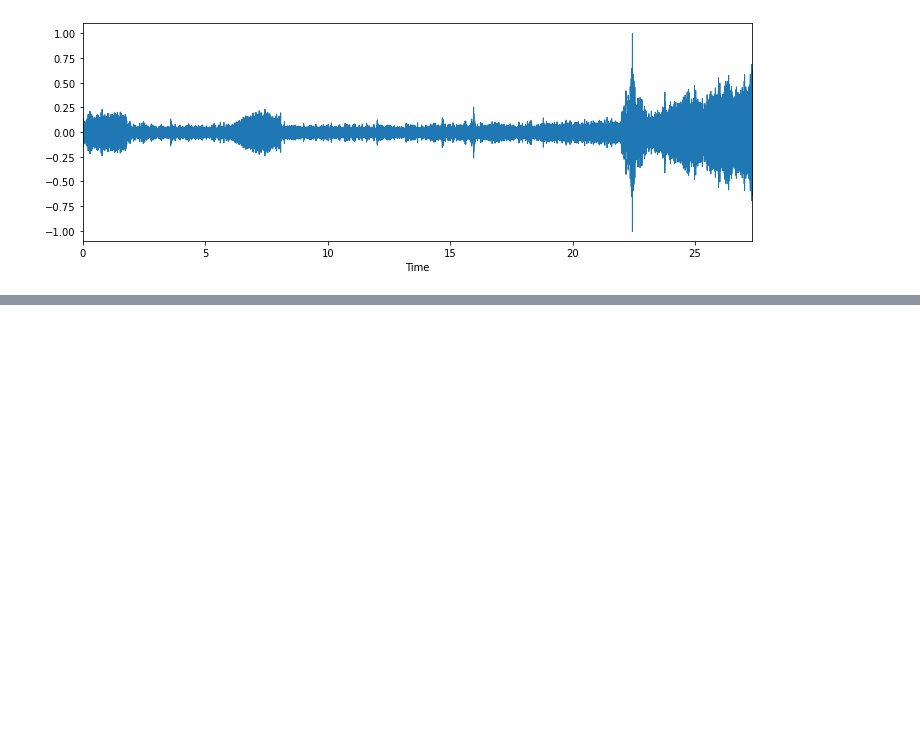
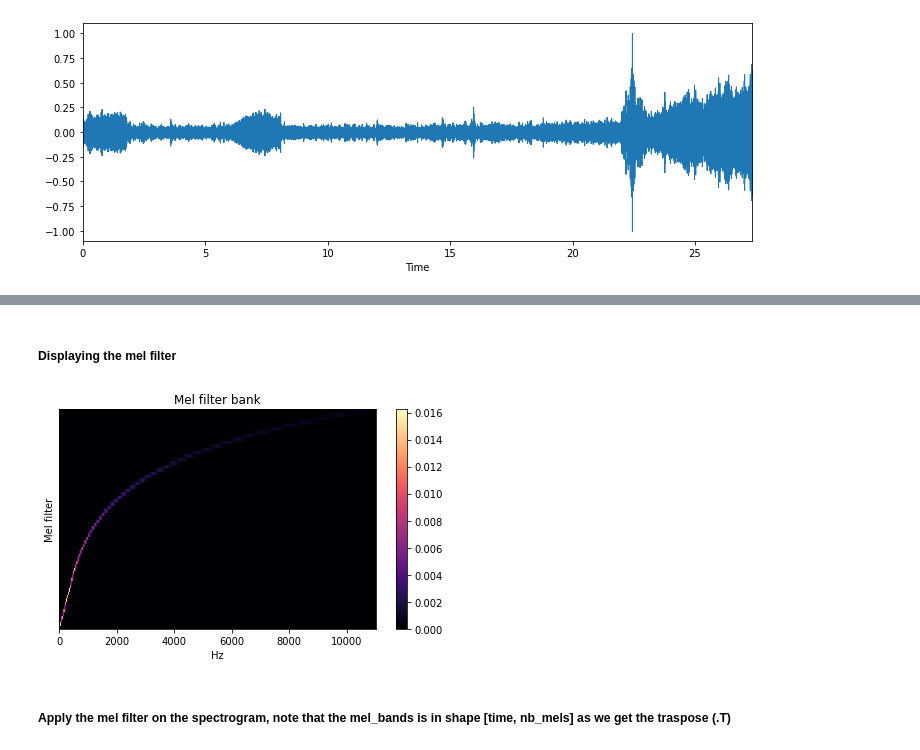
Before and after one commit to DK-Nguyen/audio-captioning-sub-sampling, a Jupyter notebook: notebooks/demo-audio-cap.ipynb, the cells around one changed output, grey strips where cells are left out. Saved outputs shown, nothing was run; the diff lists cells and outputs as text; code cells hidden in the pictures; blank space fills up the shorter version.

```diff
--- a/notebooks/demo-audio-cap.ipynb
+++ b/notebooks/demo-audio-cap.ipynb
@@ -239,0 +266,7 @@ plt.show()
+# %%
+from librosa.filters import mel
+mel_basis = mel(sr=sr, n_fft=nb_fft, n_mels=nb_mels,
+                fmin=f_min, fmax=f_max,
+                htk=htk, norm=norm)
+print(mel_basis.shape)
+mel_basis
@@ -239,0 +288,14 @@ plt.show()
+# %% [markdown]
+##### Displaying the mel filter
+# %%
+plt.figure()
+specshow(mel_basis, x_axis='linear')
+plt.ylabel('Mel filter')
+plt.title('Mel filter bank')
+plt.colorbar()
+plt.tight_layout()
+plt.show()
+# %% [output]
+[figure, added]
+# %% [markdown]
+##### Apply the mel filter on the spectrogram, note that the mel_bands is in shape [time, nb_mels] as we get the traspose (.T)
```
Also changed, not shown: parts of 29 cells of this notebook, 19 other files.
